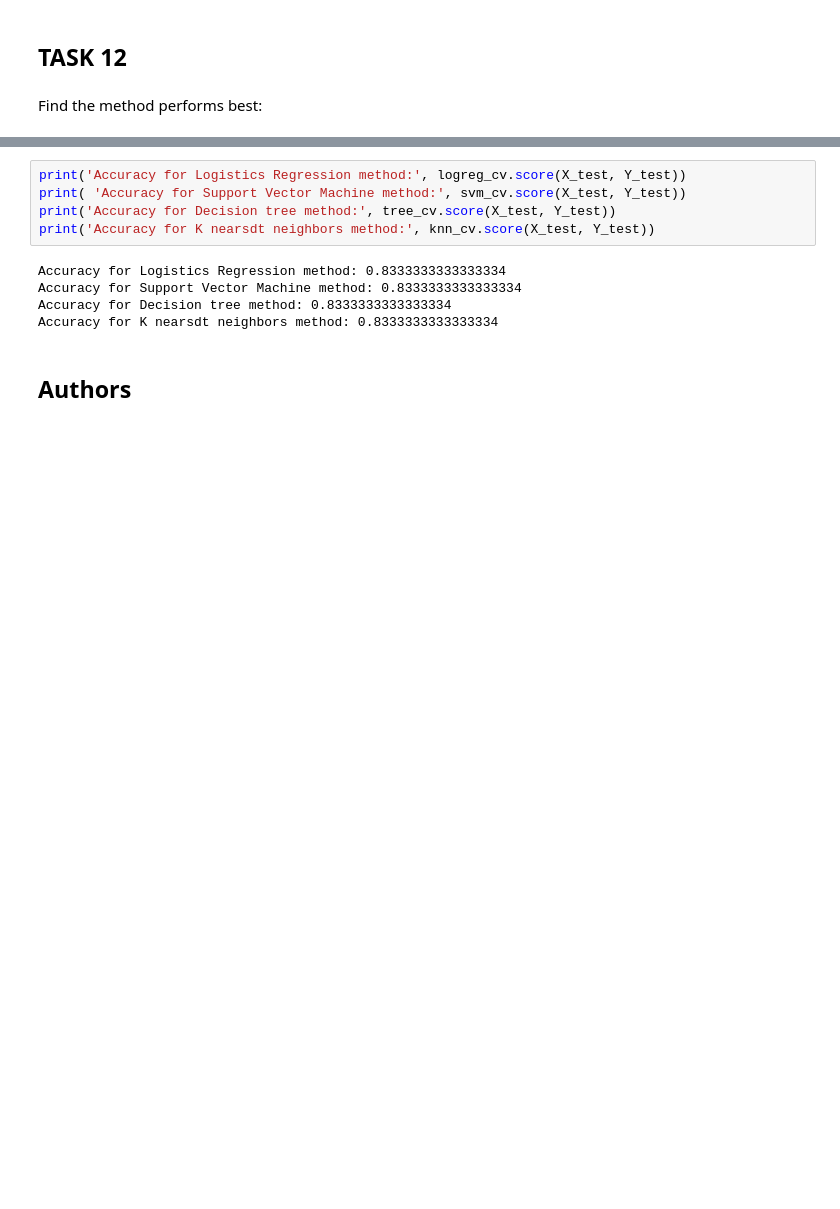
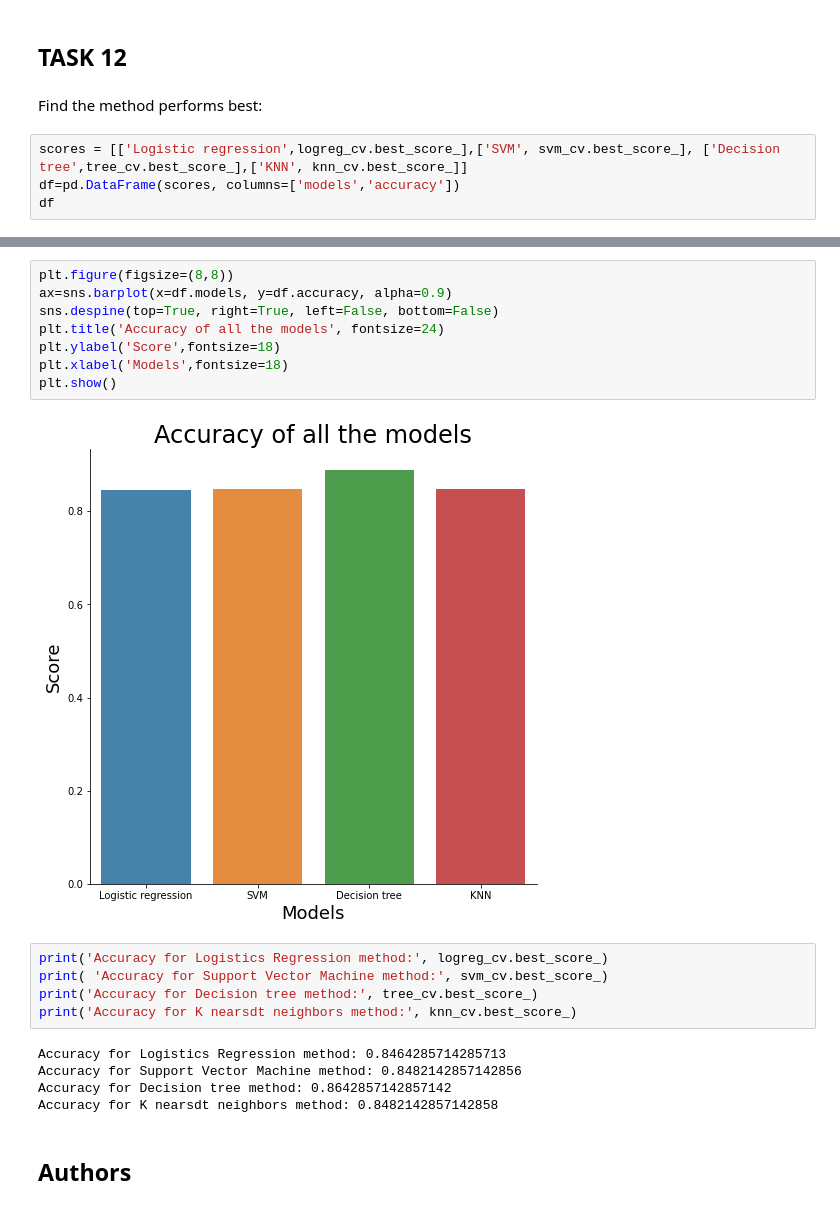
Before and after one commit to sraninc/IBM-Data-Science-Capstone-Project---Rocket-launch-by-SpaceX, a Jupyter notebook: SpaceX ML.ipynb, the cells around one changed output, grey strips where cells are left out. Drawn from its saved outputs; the diff is of its cells as text; blank space fills up the shorter version.

```diff
--- a/SpaceX ML.ipynb
+++ b/SpaceX ML.ipynb
@@ -312,3 +312,7 @@ plot_confusion_matrix(Y_test,yhat)
 ## TASK  12
 # %% [markdown]
 Find the method performs best:
+# %%
+scores = [['Logistic regression',logreg_cv.best_score_],['SVM', svm_cv.best_score_], ['Decision tree',tree_cv.best_score_],['KNN', knn_cv.best_score_]]
+df=pd.DataFrame(scores, columns=['models','accuracy'])
+df
@@ -315,13 +325,23 @@ Find the method performs best:
+# %%
+plt.figure(figsize=(8,8))
+ax=sns.barplot(x=df.models, y=df.accuracy, alpha=0.9)
+sns.despine(top=True, right=True, left=False, bottom=False)
+plt.title('Accuracy of all the models', fontsize=24)
+plt.ylabel('Score',fontsize=18)
+plt.xlabel('Models',fontsize=18)
+plt.show()
+# %% [output]
+[figure, added]
 # %%
-print('Accuracy for Logistics Regression method:', logreg_cv.score(X_test, Y_test))
-print( 'Accuracy for Support Vector Machine method:', svm_cv.score(X_test, Y_test))
-print('Accuracy for Decision tree method:', tree_cv.score(X_test, Y_test))
-print('Accuracy for K nearsdt neighbors method:', knn_cv.score(X_test, Y_test))
+print('Accuracy for Logistics Regression method:', logreg_cv.best_score_)
+print( 'Accuracy for Support Vector Machine method:', svm_cv.best_score_)
+print('Accuracy for Decision tree method:', tree_cv.best_score_)
+print('Accuracy for K nearsdt neighbors method:', knn_cv.best_score_)
 # %% [output]
-Accuracy for Logistics Regression method: 0.8333333333333334
-Accuracy for Support Vector Machine method: 0.8333333333333334
-Accuracy for Decision tree method: 0.8333333333333334
-Accuracy for K nearsdt neighbors method: 0.8333333333333334
+Accuracy for Logistics Regression method: 0.8464285714285713
+Accuracy for Support Vector Machine method: 0.8482142857142856
+Accuracy for Decision tree method: 0.8642857142857142
+Accuracy for K nearsdt neighbors method: 0.8482142857142858
 # %% [markdown]
 ## Authors
 # %% [markdown]
```
Also changed, not shown: parts of 6 cells of this notebook.
